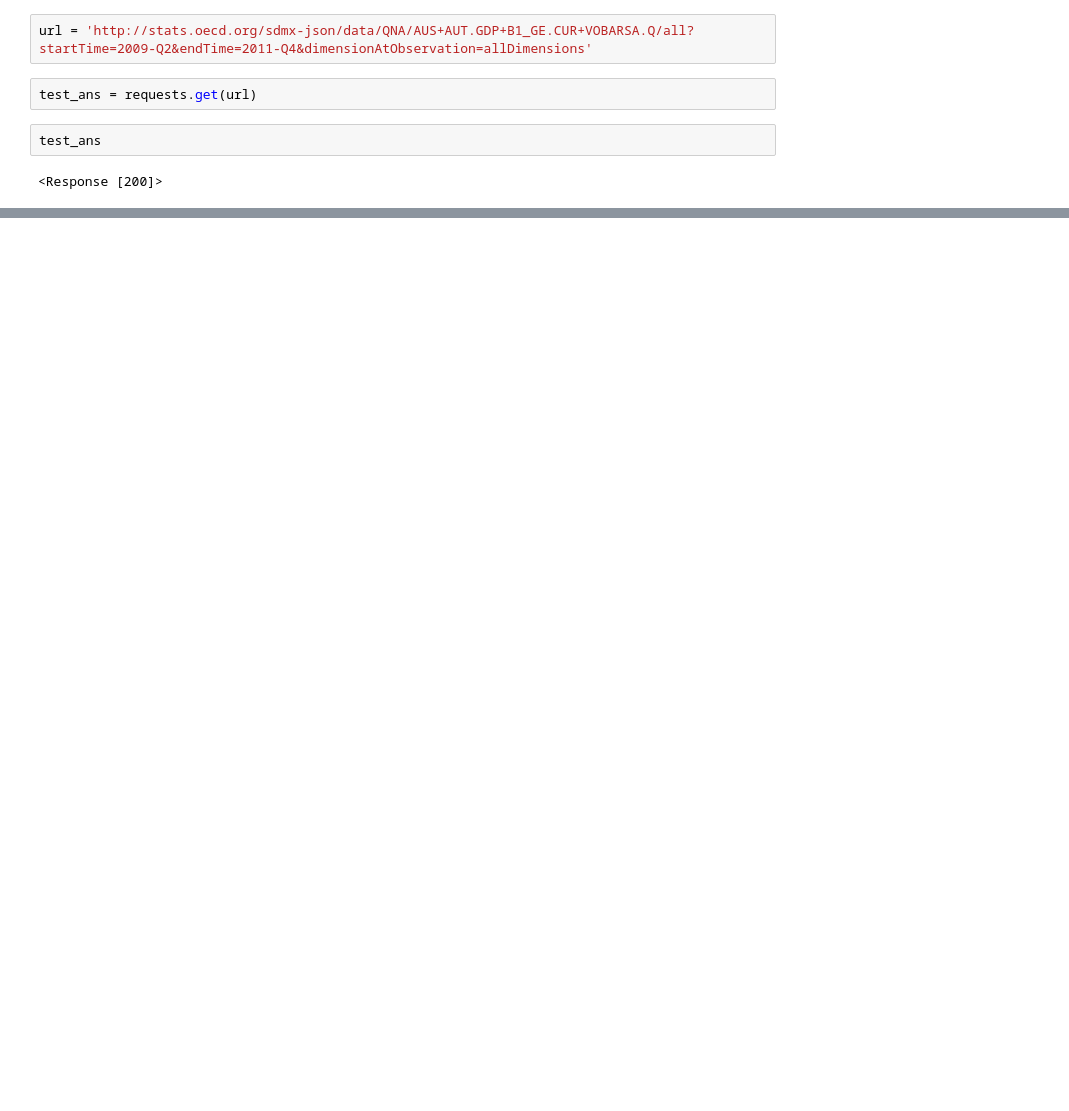
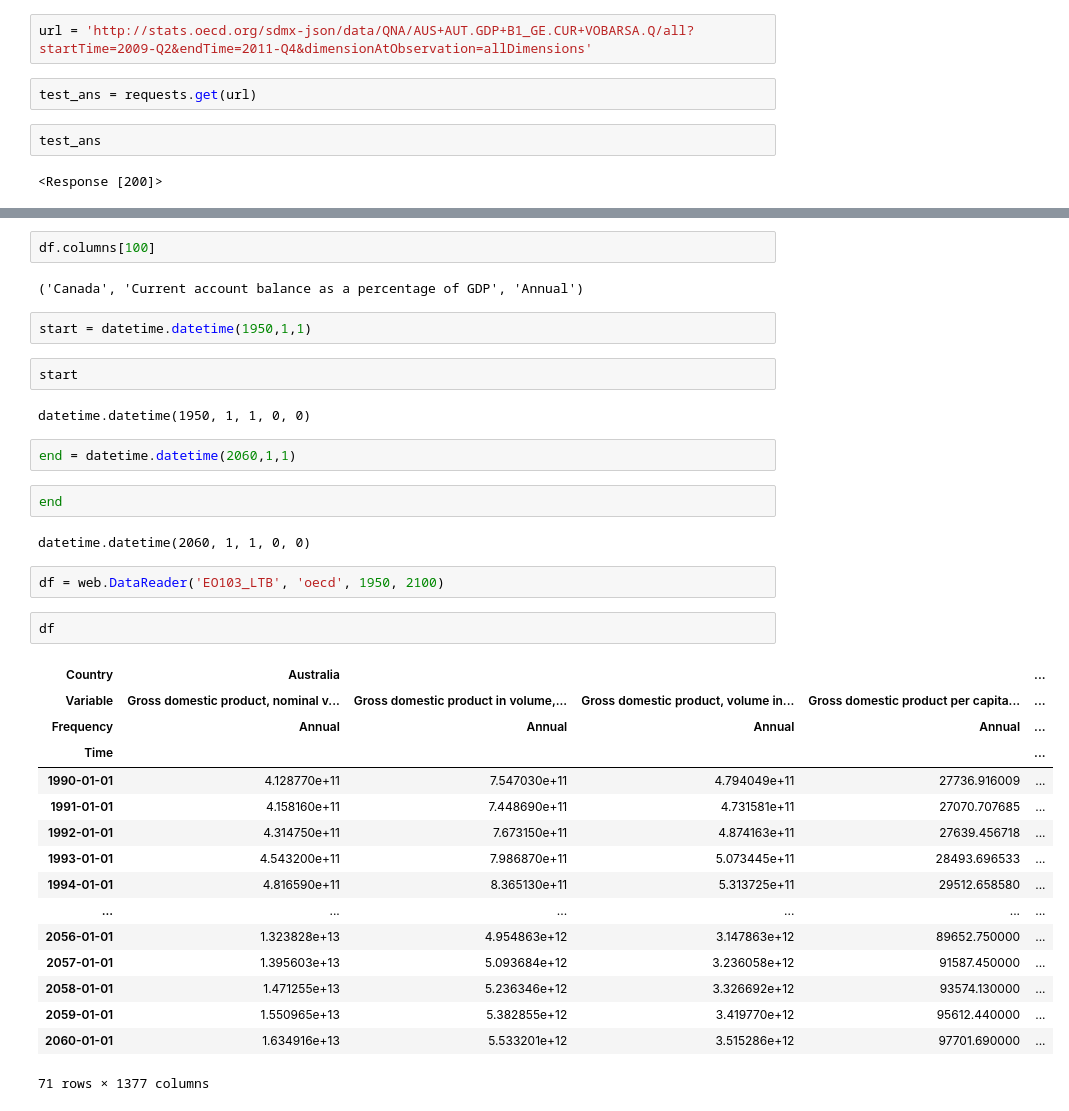
Before and after one commit to bdmckean/econ, a Jupyter notebook: gdp/OECD_download.ipynb, the cells around one changed output, grey strips where cells are left out. Cells and saved outputs as stored; diff of their text form; blank space fills up the shorter version.

```diff
--- a/gdp/OECD_download.ipynb
+++ b/gdp/OECD_download.ipynb
@@ -14,0 +73,37 @@ b'{"header":{"id":"c8b35584-4415-41b4-a55f-4b5c93b9e989","test":false,"prepared"
+# %%
+df.columns[100]
+# %% [output]
+('Canada', 'Current account balance as a percentage of GDP', 'Annual')
+# %%
+start = datetime.datetime(1950,1,1)
+# %%
+start
+# %% [output]
+datetime.datetime(1950, 1, 1, 0, 0)
+# %%
+end = datetime.datetime(2060,1,1)
+# %%
+end
+# %% [output]
+datetime.datetime(2060, 1, 1, 0, 0)
+# %%
+df = web.DataReader('EO103_LTB', 'oecd', 1950, 2100)
+# %%
+df
+# %% [output]
+| Country | Australia |  |  |  | ... |
+| Variable | Gross domestic product, nominal v... | Gross domestic product in volume,... | Gross domestic product, volume in... | Gross domestic product per capita... | ... |
+| Frequency | Annual | Annual | Annual | Annual | ... |
+| Time |  |  |  |  | ... |
+| 1990-01-01 | 4.128770e+11 | 7.547030e+11 | 4.794049e+11 | 27736.916009 | ... |
+| 1991-01-01 | 4.158160e+11 | 7.448690e+11 | 4.731581e+11 | 27070.707685 | ... |
+| 1992-01-01 | 4.314750e+11 | 7.673150e+11 | 4.874163e+11 | 27639.456718 | ... |
+| 1993-01-01 | 4.543200e+11 | 7.986870e+11 | 5.073445e+11 | 28493.696533 | ... |
+| 1994-01-01 | 4.816590e+11 | 8.365130e+11 | 5.313725e+11 | 29512.658580 | ... |
+| ... | ... | ... | ... | ... | ... |
+| 2056-01-01 | 1.323828e+13 | 4.954863e+12 | 3.147863e+12 | 89652.750000 | ... |
+| 2057-01-01 | 1.395603e+13 | 5.093684e+12 | 3.236058e+12 | 91587.450000 | ... |
+| 2058-01-01 | 1.471255e+13 | 5.236346e+12 | 3.326692e+12 | 93574.130000 | ... |
+| 2059-01-01 | 1.550965e+13 | 5.382855e+12 | 3.419770e+12 | 95612.440000 | ... |
+| 2060-01-01 | 1.634916e+13 | 5.533201e+12 | 3.515286e+12 | 97701.690000 | ... |
+71 rows × 1377 columns
```
Also changed, not shown: parts of 30 cells of this notebook, 11 other files.
